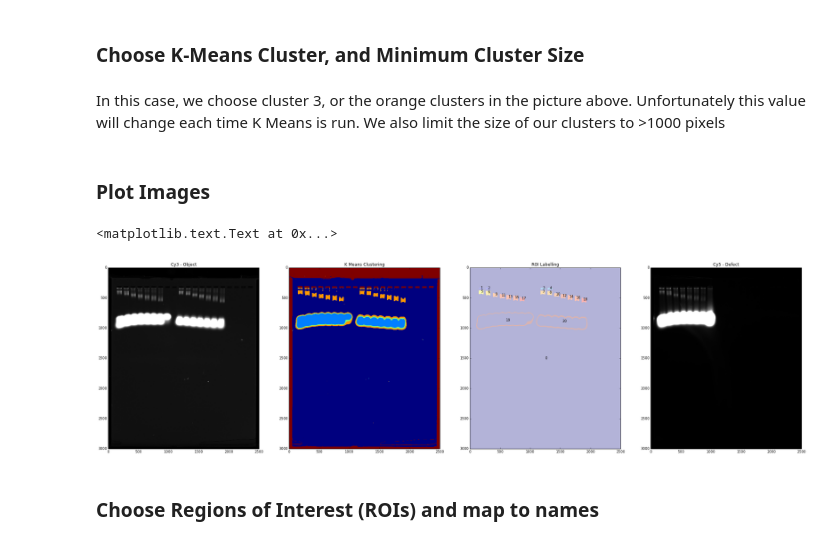
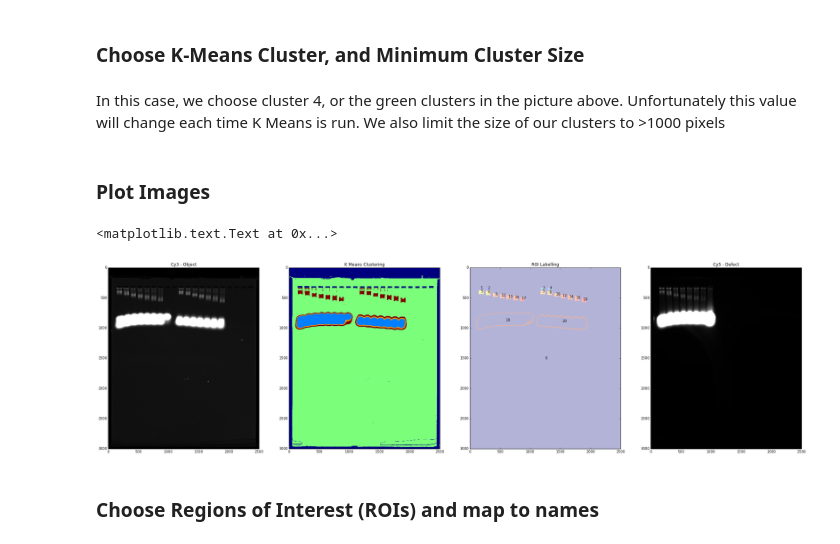
Before and after one commit to akeshavan/img_utils, a Jupyter notebook: gel_analysis/KMeans_gel.ipynb, the cells around one changed output. Drawn from its saved outputs; the diff is of its cells as text; code cells hidden in the pictures.

```diff
--- a/gel_analysis/KMeans_gel.ipynb
+++ b/gel_analysis/KMeans_gel.ipynb
@@ -102,31 +98,31 @@ ax[1].figure.colorbar(l);
 # %% [markdown]
 ### Choose K-Means Cluster, and Minimum Cluster Size
 # %% [markdown]
-In this case, we choose cluster 3, or the orange clusters in the picture above. Unfortunately this value will change each time K Means is run. We also limit the size of our clusters to >1000 pixels
+In this case, we choose cluster 4, or the green clusters in the picture above. Unfortunately this value will change each time K Means is run. We also limit the size of our clusters to >1000 pixels
 # %%
-bandlabels, nlabels = get_labels(labels==3,1000)
+bandlabels, nlabels = get_labels(labels==4,1000)
 # %% [markdown]
 ### Plot Images
 # %%
 fig,ax = subplots(ncols=4,nrows=1,figsize=(36,12))
 ax[0].imshow(cy3,cmap=cm.Greys)
 cmap = cm.get_cmap('jet', 5)
 l = ax[1].imshow(labels,cmap=cmap)
 ax[1].set_title('K Means Clustering')
 #ax[1].figure.colorbar(l)
 cmap = cm.get_cmap('jet', nlabels)
 b=ax[2].imshow(bandlabels,cmap=cmap,alpha=0.3)
 ax[2].set_title("ROI Labelling")
 centroids = get_centroids(bandlabels)
 for i,c in enumerate(centroids):
     ax[2].annotate('%d'%i,c[::-1],color="black");
-ax[3].imshow(cy5,cmapcm.Greys)
+ax[3].imshow(cy5,cmap=cm.Greys)
 ax[3].set_title('Cy5 - Defect')
 ax[0].set_title('Cy3 - Object')
 #ax[1].figure.colorbar(b)
 # %% [output]
 <matplotlib.text.Text at 0x...>
-[figure, old version]
+[figure, new version]
 # %% [markdown]
 ### Choose Regions of Interest (ROIs) and map to names
 # %%
```
Also changed, not shown: parts of 8 cells of this notebook.
